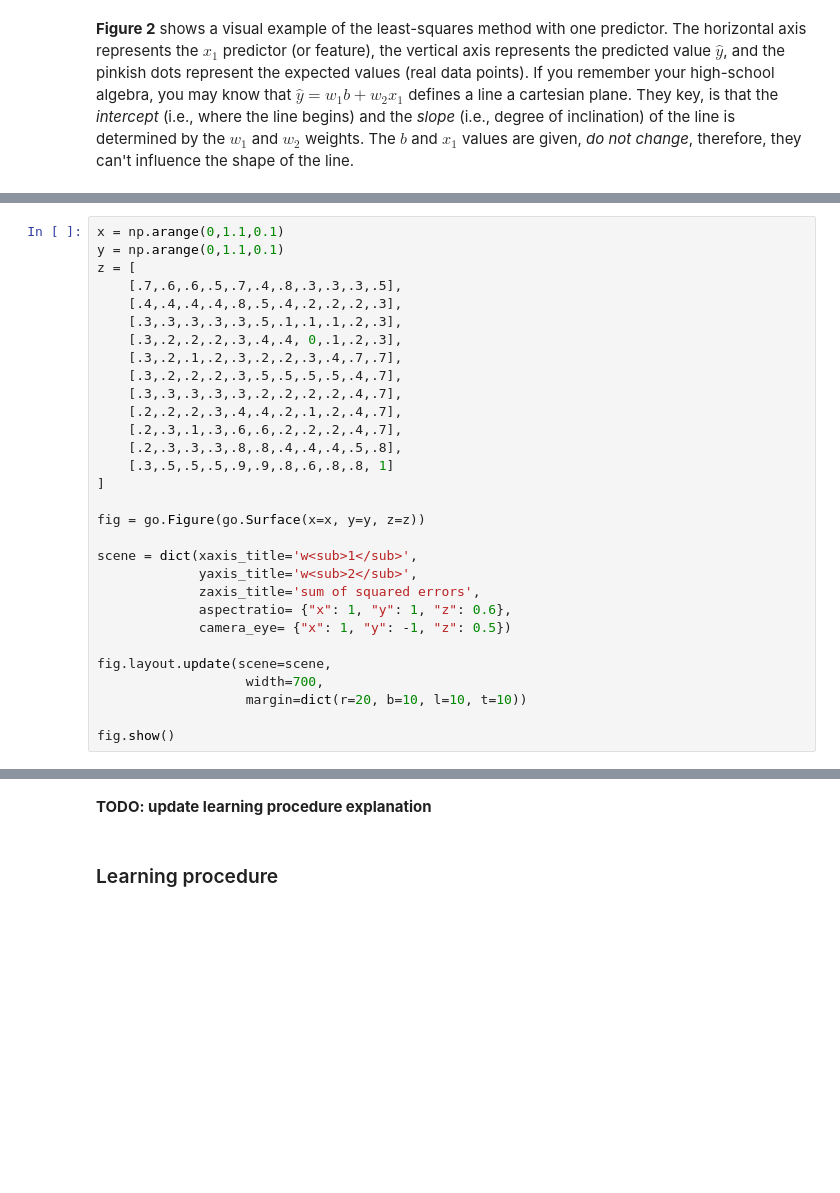
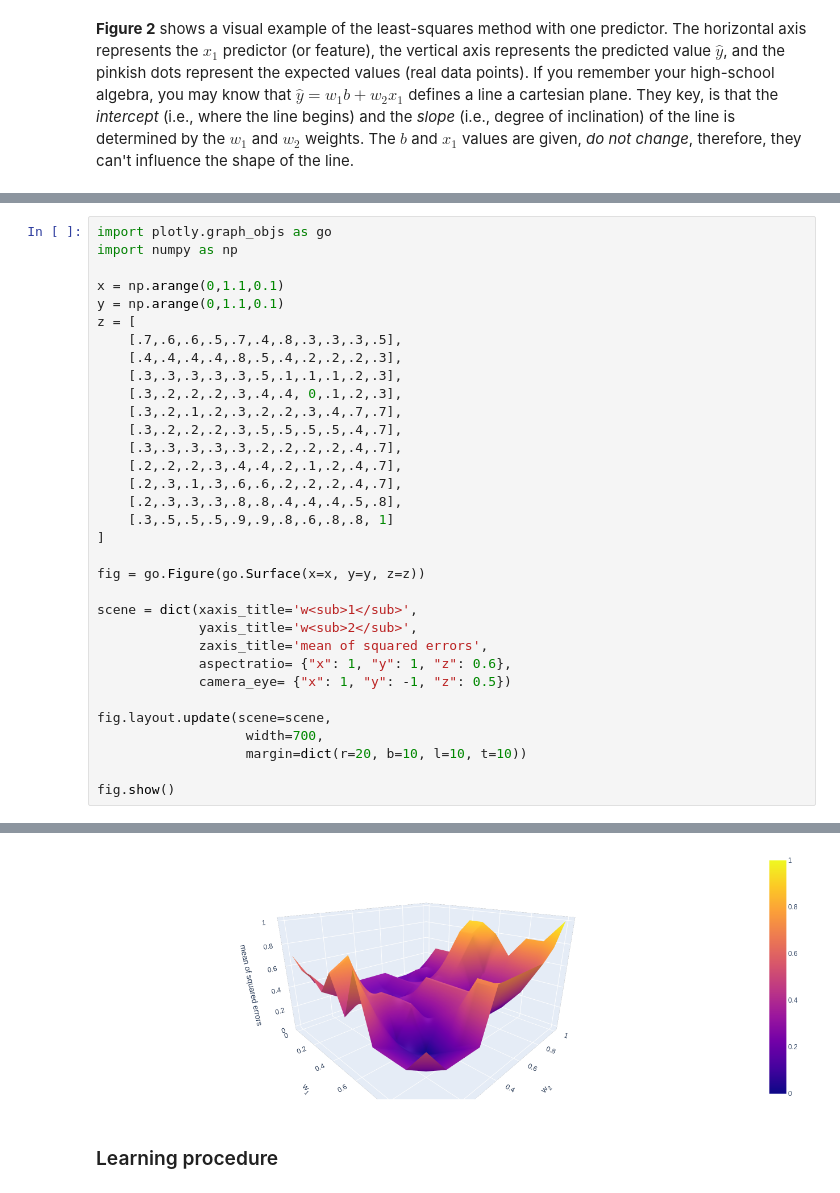
Before and after one commit to pabloinsente/nn-mod-cog, a Jupyter notebook: notebooks/adaline.ipynb, the cells around one changed output, grey strips where cells are left out. Drawn from its saved outputs; the diff is of its cells as text; blank space fills up the shorter version.

```diff
--- a/notebooks/adaline.ipynb
+++ b/notebooks/adaline.ipynb
@@ -134,4 +137,7 @@ fig.show()
 # %%
+import plotly.graph_objs as go
+import numpy as np
+
 x = np.arange(0,1.1,0.1)
 y = np.arange(0,1.1,0.1)
 z = [
@@ -152,7 +158,7 @@ fig = go.Figure(go.Surface(x=x, y=y, z=z))
 
 scene = dict(xaxis_title='w<sub>1</sub>',
              yaxis_title='w<sub>2</sub>',
-             zaxis_title='sum of squared errors',
+             zaxis_title='mean of squared errors',
              aspectratio= {"x": 1, "y": 1, "z": 0.6},
              camera_eye= {"x": 1, "y": -1, "z": 0.5})
 
@@ -166,4 +171,3 @@ fig.show()
+[figure, added]
-# %% [markdown]
-**TODO: update learning procedure explanation**
 # %% [markdown]
 ### Learning procedure
```
Also changed, not shown: parts of 20 cells of this notebook, 8 other files.
